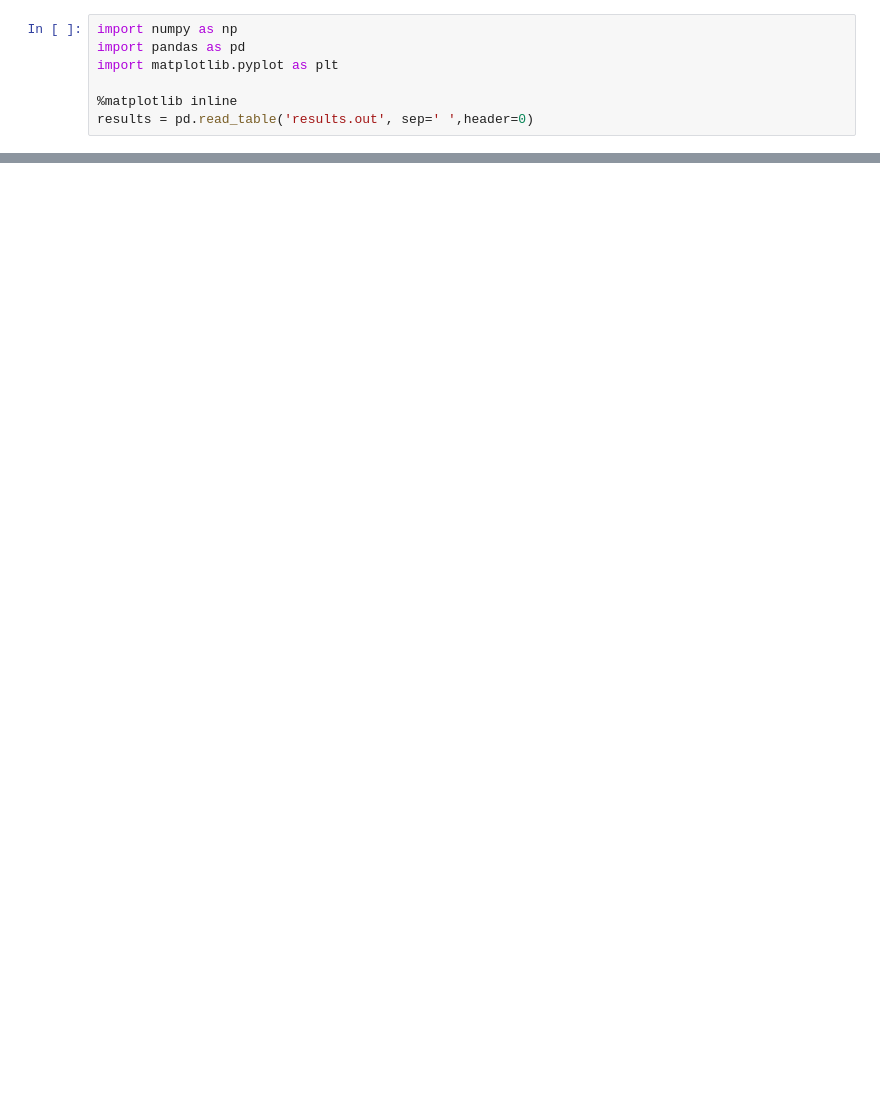
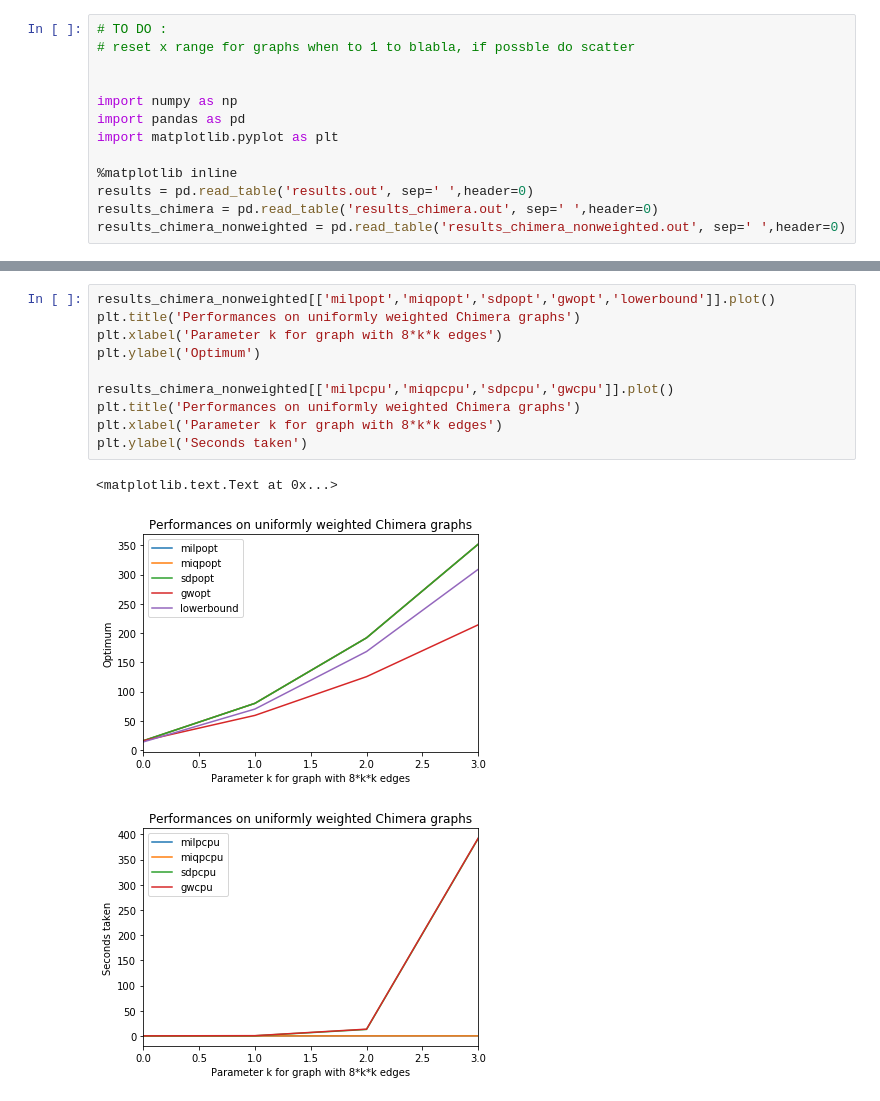
Before and after one commit to yujia21/Projet-INF580, a Jupyter notebook: Visualization.ipynb, the cells around one changed output, grey strips where cells are left out. Saved outputs shown, nothing was run; the diff lists cells and outputs as text; blank space fills up the shorter version.

```diff
--- a/Visualization.ipynb
+++ b/Visualization.ipynb
@@ -1,7 +1,13 @@
 # %%
+# TO DO :
+# reset x range for graphs when to 1 to blabla, if possble do scatter
+
+
 import numpy as np
 import pandas as pd
 import matplotlib.pyplot as plt
 
 %matplotlib inline
 results = pd.read_table('results.out', sep=' ',header=0)
+results_chimera = pd.read_table('results_chimera.out', sep=' ',header=0)
+results_chimera_nonweighted = pd.read_table('results_chimera_nonweighted.out', sep=' ',header=0)
@@ -29,0 +68,14 @@ plt.title('CPU time when p = 0.7')
+# %%
+results_chimera_nonweighted[['milpopt','miqpopt','sdpopt','gwopt','lowerbound']].plot()
+plt.title('Performances on uniformly weighted Chimera graphs')
+plt.xlabel('Parameter k for graph with 8*k*k edges')
+plt.ylabel('Optimum')
+
+results_chimera_nonweighted[['milpcpu','miqpcpu','sdpcpu','gwcpu']].plot()
+plt.title('Performances on uniformly weighted Chimera graphs')
+plt.xlabel('Parameter k for graph with 8*k*k edges')
+plt.ylabel('Seconds taken')
+# %% [output]
+<matplotlib.text.Text at 0x...>
+[figure, added]
+[figure, added]
```
Also changed, not shown: parts of 4 cells of this notebook, 10 other files.
